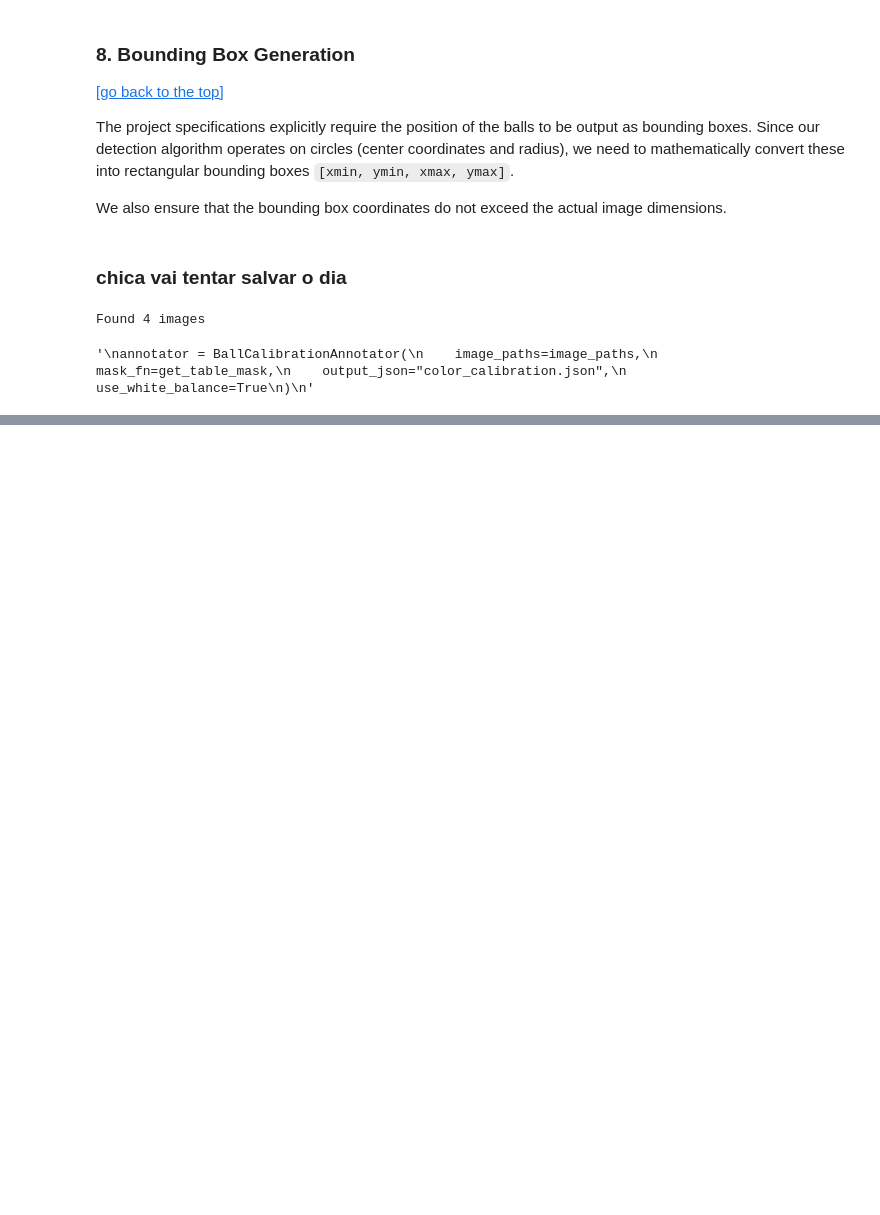
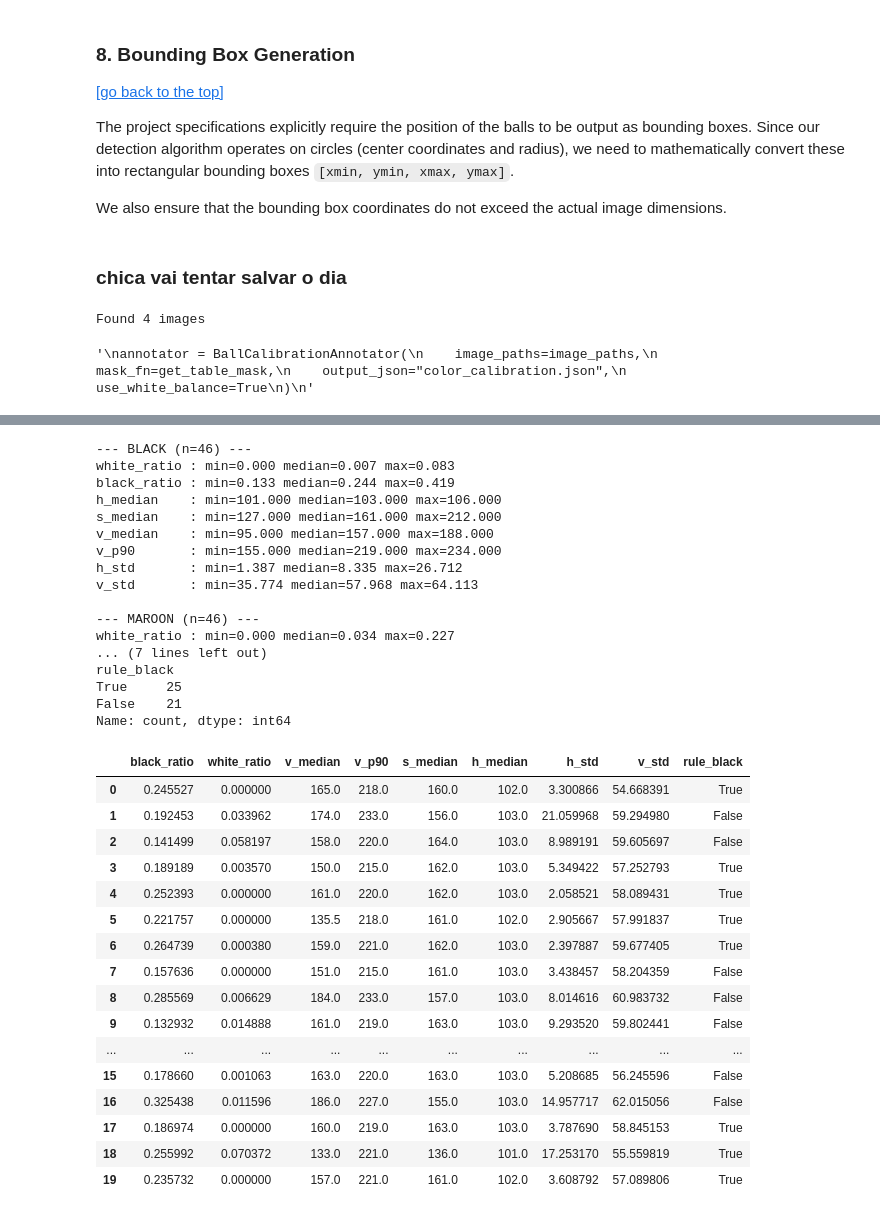
Before and after one commit to Alejandro-131004/Computer-Vision, a Jupyter notebook: assigment1.ipynb, the cells around one changed output, grey strips where cells are left out. Saved outputs shown, nothing was run; the diff lists cells and outputs as text; code cells hidden in the pictures; blank space fills up the shorter version.

```diff
--- a/assigment1.ipynb
+++ b/assigment1.ipynb
@@ -2098,3 +2104,71 @@ LOO accuracy: 0.7026
 | red | 0 | 0 | 0 | 5 | 4 | 0 | 36 | 0 | 1 |
 | white | 0 | 5 | 0 | 1 | 0 | 4 | 0 | 34 | 0 |
 | yellow | 0 | 1 | 0 | 1 | 5 | 0 | 1 | 5 | 33 |
+# %%
+for colour in ["black", "maroon"]:
+    subset = df_filtered[df_filtered["base_colour"] == colour]
+    print(f"\n--- {colour.upper()} (n={len(subset)}) ---")
+    for col in ["white_ratio", "black_ratio", "h_median", "s_median", "v_median", "v_p90", "h_std", "v_std"]:
+        vals = subset[col].dropna()
+        if len(vals) == 0:
+            print(f"{col:12s}: no values")
+        else:
+            print(
+                f"{col:12s}: "
+                f"min={vals.min():.3f} "
+                f"median={vals.median():.3f} "
+                f"max={vals.max():.3f}"
+            )
+
+black_rows = df_filtered[df_filtered["base_colour"] == "black"].copy()
+
+black_rows["rule_black"] = black_rows.apply(
+    lambda row: (
+        safe_float(row["black_ratio"]) >= 0.18 and
+        safe_float(row["v_median"]) <= 170 and
+        safe_float(row["white_ratio"]) <= 0.10
+    ),
+    axis=1
+)
+
+print(black_rows["rule_black"].value_counts())
+display(
+    black_rows[
+        ["black_ratio", "white_ratio", "v_median", "v_p90", "s_median", "h_median", "h_std", "v_std", "rule_black"]
+    ].head(20)
+)
+# %% [output]
+--- BLACK (n=46) ---
+white_ratio : min=0.000 median=0.007 max=0.083
+black_ratio : min=0.133 median=0.244 max=0.419
+h_median    : min=101.000 median=103.000 max=106.000
+s_median    : min=127.000 median=161.000 max=212.000
+v_median    : min=95.000 median=157.000 max=188.000
+v_p90       : min=155.000 median=219.000 max=234.000
+h_std       : min=1.387 median=8.335 max=26.712
+v_std       : min=35.774 median=57.968 max=64.113
+
+--- MAROON (n=46) ---
+white_ratio : min=0.000 median=0.034 max=0.227
+... (7 lines left out)
+rule_black
+True     25
+False    21
+Name: count, dtype: int64
+|  | black_ratio | white_ratio | v_median | v_p90 | s_median | h_median | h_std | v_std | rule_black |
+| 0 | 0.245527 | 0.000000 | 165.0 | 218.0 | 160.0 | 102.0 | 3.300866 | 54.668391 | True |
+| 1 | 0.192453 | 0.033962 | 174.0 | 233.0 | 156.0 | 103.0 | 21.059968 | 59.294980 | False |
+| 2 | 0.141499 | 0.058197 | 158.0 | 220.0 | 164.0 | 103.0 | 8.989191 | 59.605697 | False |
+| 3 | 0.189189 | 0.003570 | 150.0 | 215.0 | 162.0 | 103.0 | 5.349422 | 57.252793 | True |
+| 4 | 0.252393 | 0.000000 | 161.0 | 220.0 | 162.0 | 103.0 | 2.058521 | 58.089431 | True |
+| 5 | 0.221757 | 0.000000 | 135.5 | 218.0 | 161.0 | 102.0 | 2.905667 | 57.991837 | True |
+| 6 | 0.264739 | 0.000380 | 159.0 | 221.0 | 162.0 | 103.0 | 2.397887 | 59.677405 | True |
+| 7 | 0.157636 | 0.000000 | 151.0 | 215.0 | 161.0 | 103.0 | 3.438457 | 58.204359 | False |
+| 8 | 0.285569 | 0.006629 | 184.0 | 233.0 | 157.0 | 103.0 | 8.014616 | 60.983732 | False |
+| 9 | 0.132932 | 0.014888 | 161.0 | 219.0 | 163.0 | 103.0 | 9.293520 | 59.802441 | False |
+| ... | ... | ... | ... | ... | ... | ... | ... | ... | ... |
+| 15 | 0.178660 | 0.001063 | 163.0 | 220.0 | 163.0 | 103.0 | 5.208685 | 56.245596 | False |
+| 16 | 0.325438 | 0.011596 | 186.0 | 227.0 | 155.0 | 103.0 | 14.957717 | 62.015056 | False |
+| 17 | 0.186974 | 0.000000 | 160.0 | 219.0 | 163.0 | 103.0 | 3.787690 | 58.845153 | True |
+| 18 | 0.255992 | 0.070372 | 133.0 | 221.0 | 136.0 | 101.0 | 17.253170 | 55.559819 | True |
+| 19 | 0.235732 | 0.000000 | 157.0 | 221.0 | 161.0 | 102.0 | 3.608792 | 57.089806 | True |
```
Also changed, not shown: parts of 1 cell of this notebook.
